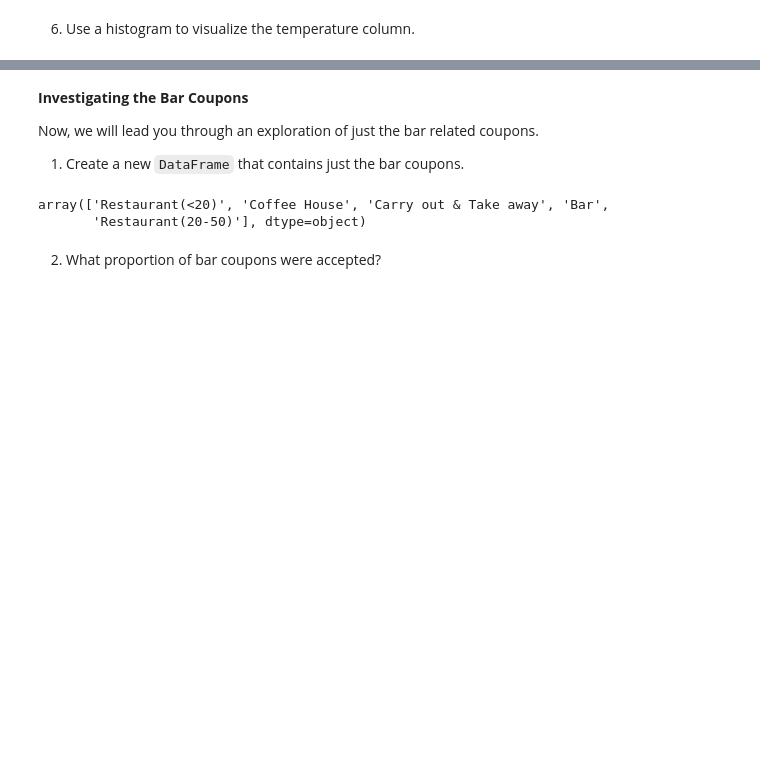
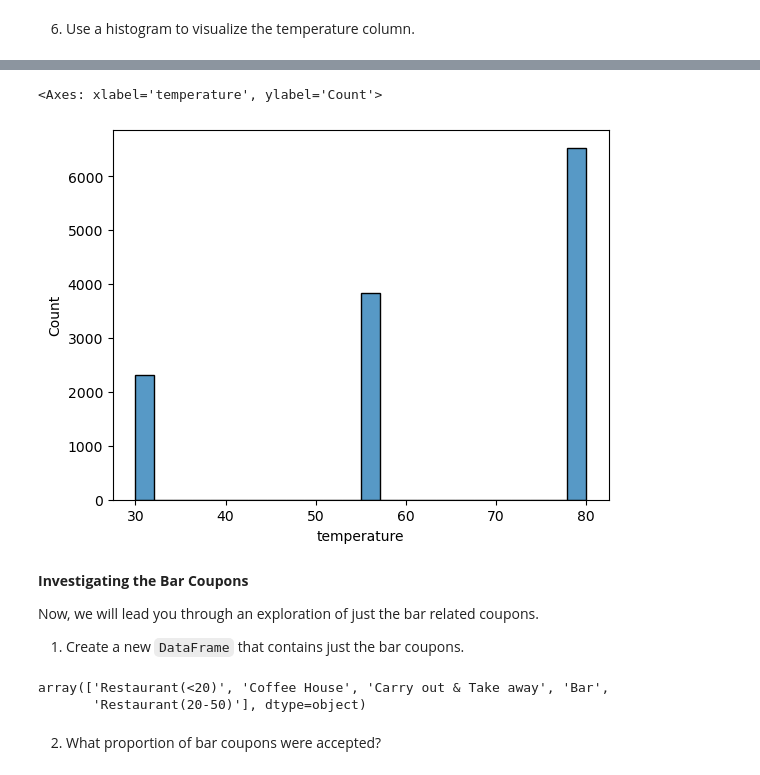
Before and after one commit to benroth8/practical5.1, a Jupyter notebook: assignment_5_1_starter/assignment_5_1.ipynb, the cells around one changed output, grey strips where cells are left out. Cells and saved outputs as stored; diff of their text form; code cells hidden in the pictures; blank space fills up the shorter version.

```diff
--- a/assignment_5_1_starter/assignment_5_1.ipynb
+++ b/assignment_5_1_starter/assignment_5_1.ipynb
@@ -156,5 +157,5 @@ px.bar(data, x="coupon")
 # %% [markdown]
 6. Use a histogram to visualize the temperature column.
 # %%
-px.histogram(data, x="temperature")
+sns.histplot(data, x="temperature")
 # %% [output]
@@ -162,3 +162,5 @@ px.histogram(data, x="temperature")
+<Axes: xlabel='temperature', ylabel='Count'>
+[figure, added]
 # %% [markdown]
 **Investigating the Bar Coupons**
 
```
Also changed, not shown: parts of 2 cells of this notebook.
